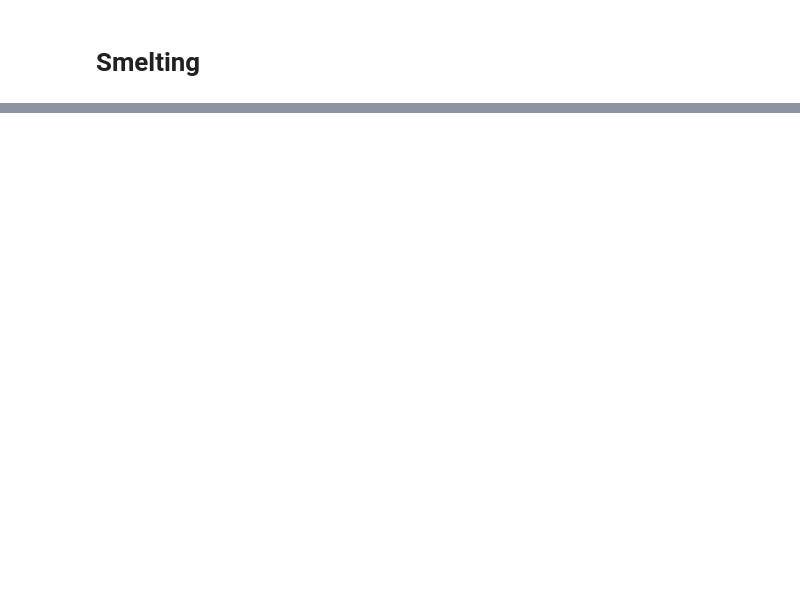
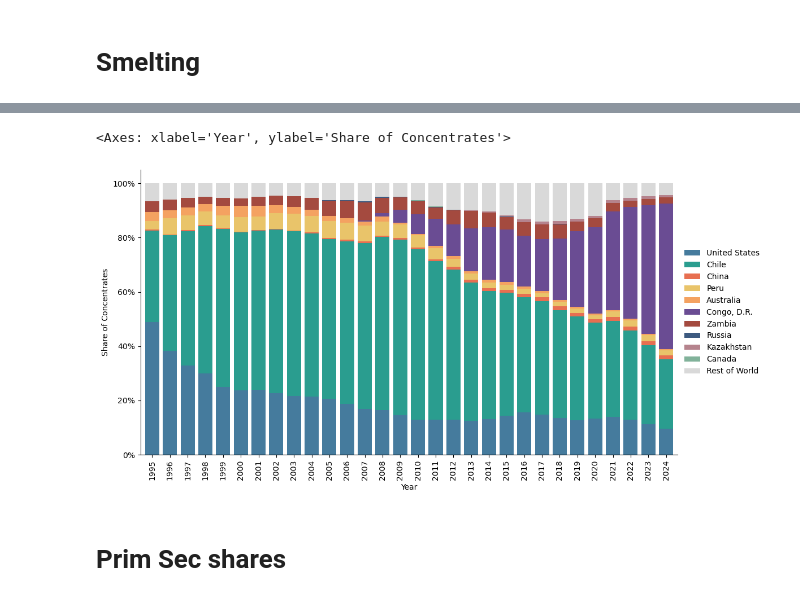
Before and after one commit to florihu/pySUTO, a Jupyter notebook: scripts/explo/icsg_flow.ipynb, the cells around one changed output, grey strips where cells are left out. Saved outputs shown, nothing was run; the diff lists cells and outputs as text; code cells hidden in the pictures; blank space fills up the shorter version.

```diff
--- a/scripts/explo/icsg_flow.ipynb
+++ b/scripts/explo/icsg_flow.ipynb
@@ -280,0 +289,3 @@ print(rf[rf.Year == 2007].sort_values('Value', ascending=False)[['Region', 'Valu
+# %%
+sx = f[f.Process == 'SXEW']
+sx
@@ -280,0 +306,24 @@ print(rf[rf.Year == 2007].sort_values('Value', ascending=False)[['Region', 'Valu
+# %%
+# plot
+
+
+c_select = [
+    "United States",
+    "Chile",
+    "China",
+    "Peru",
+    "Australia",
+    "Congo, D.R.",
+    "Argentina",
+    "Zambia",
+    "Poland",
+    "Russia",
+    "Kazakhstan",
+    "Canada",
+]
+plot_region_share(sx, 'Cathode', colors, c_select)
+# %% [output]
+<Axes: xlabel='Year', ylabel='Share of Concentrates'>
+[figure, added]
+# %% [markdown]
+# Prim Sec shares
```
Also changed, not shown: parts of 26 cells of this notebook, 9 other files.
